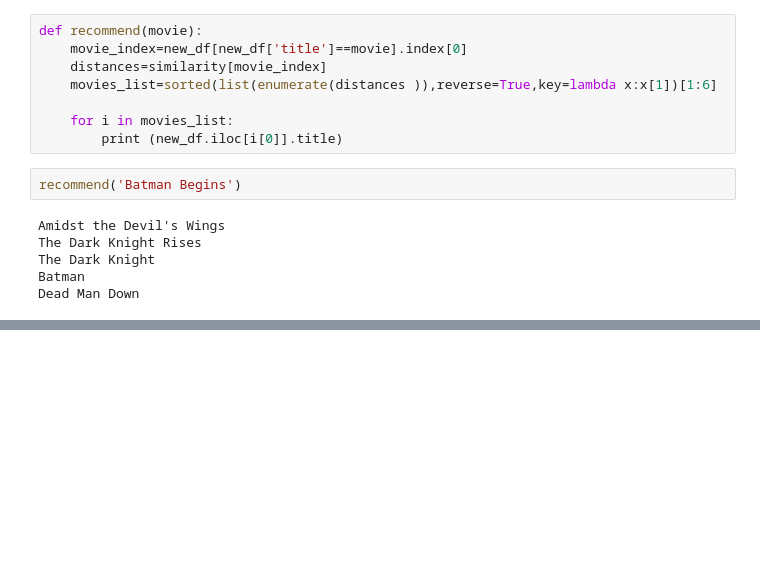
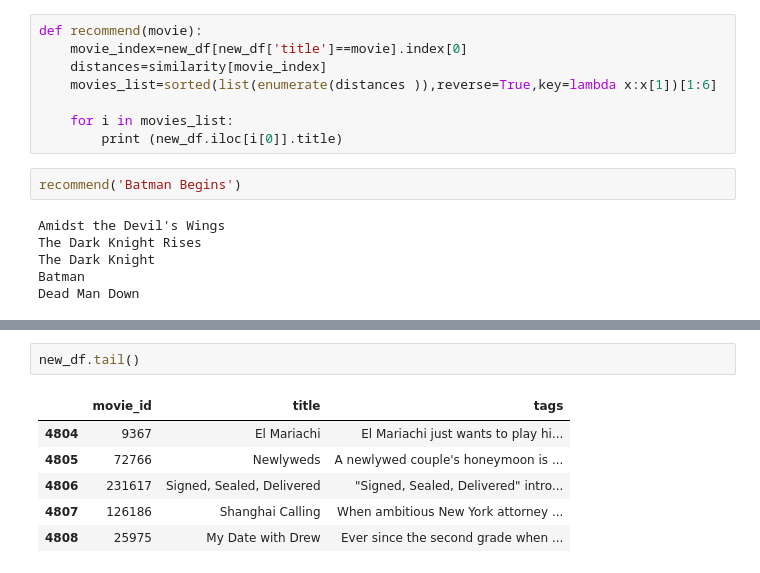
Before and after one commit to 1ashish1105/Movie_recommendation-system, a Jupyter notebook: Untitled.ipynb, the cells around one changed output, grey strips where cells are left out. Saved outputs shown, nothing was run; the diff lists cells and outputs as text; blank space fills up the shorter version.

```diff
--- a/Untitled.ipynb
+++ b/Untitled.ipynb
@@ -344,0 +371,9 @@ Name: 4407, dtype: object
+# %%
+new_df.tail()
+# %% [output]
+|  | movie_id | title | tags |
+| 4804 | 9367 | El Mariachi | El Mariachi just wants to play hi... |
+| 4805 | 72766 | Newlyweds | A newlywed couple's honeymoon is ... |
+| 4806 | 231617 | Signed, Sealed, Delivered | "Signed, Sealed, Delivered" intro... |
+| 4807 | 126186 | Shanghai Calling | When ambitious New York attorney ... |
+| 4808 | 25975 | My Date with Drew | Ever since the second grade when ... |
```
Also changed, not shown: parts of 7 cells of this notebook.
